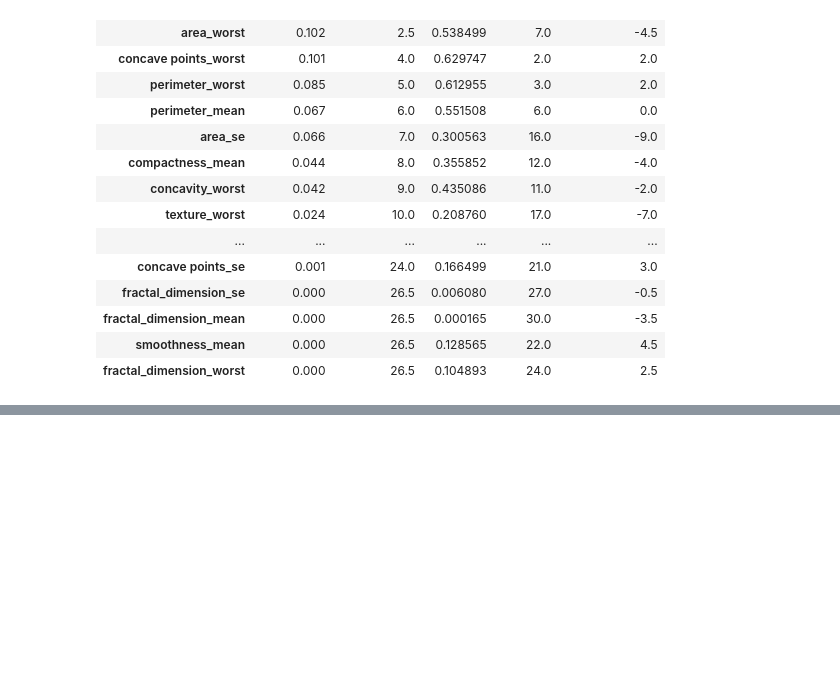
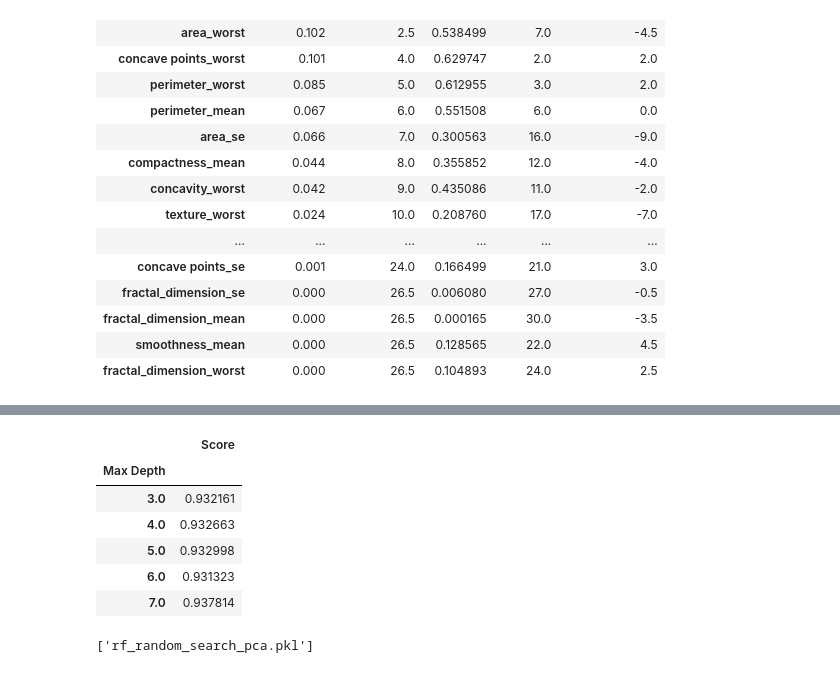
Before and after one commit to davidtnly/MachineLearning, a Jupyter notebook: 23-breast-cancer-detection-tf-nn.ipynb, the cells around one changed output, grey strips where cells are left out. Cells and saved outputs as stored; diff of their text form; code cells hidden in the pictures; blank space fills up the shorter version.

```diff
--- a/23-breast-cancer-detection-tf-nn.ipynb
+++ b/23-breast-cancer-detection-tf-nn.ipynb
@@ -956,0 +1176,19 @@ combined_feat_rank_df
+# %%
+max_depth = [item['model__max_depth'] for item in random_search.cv_results_['params']]
+scores = list(random_search.cv_results_['mean_test_score'])
+d = pd.DataFrame([max_depth, scores]).T
+d.columns = ['Max Depth', 'Score']
+d.groupby(['Max Depth']).mean()
+# %% [output]
+|  | Score |
+| Max Depth |  |
+| 3.0 | 0.932161 |
+| 4.0 | 0.932663 |
+| 5.0 | 0.932998 |
+| 6.0 | 0.931323 |
+| 7.0 | 0.937814 |
+# %%
+# Save model
+joblib.dump(random_search, '../Models/rf_random_search_pca.pkl')
+# %% [output]
+['rf_random_search_pca.pkl']
```
Also changed, not shown: parts of 22 cells of this notebook, 7 other files.
